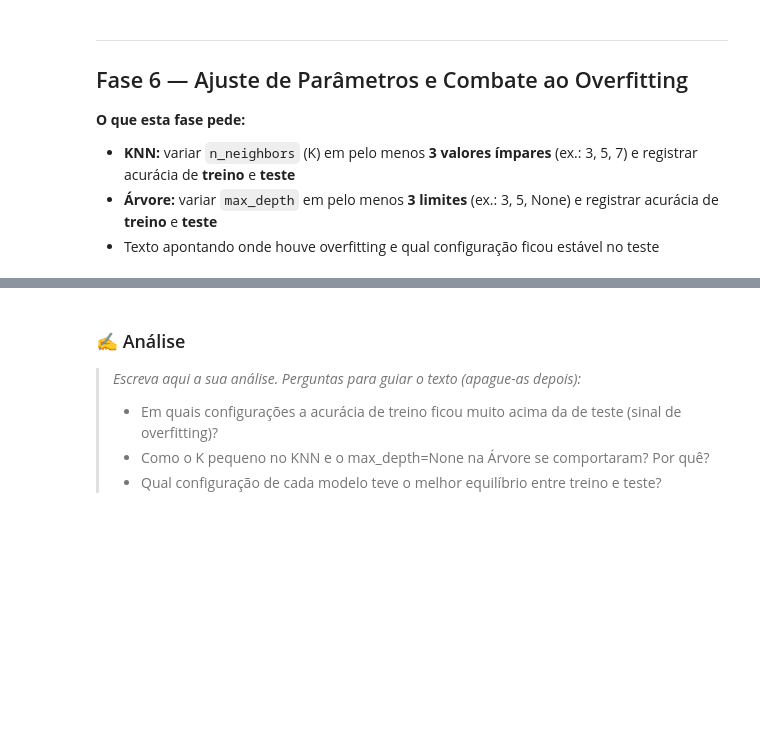
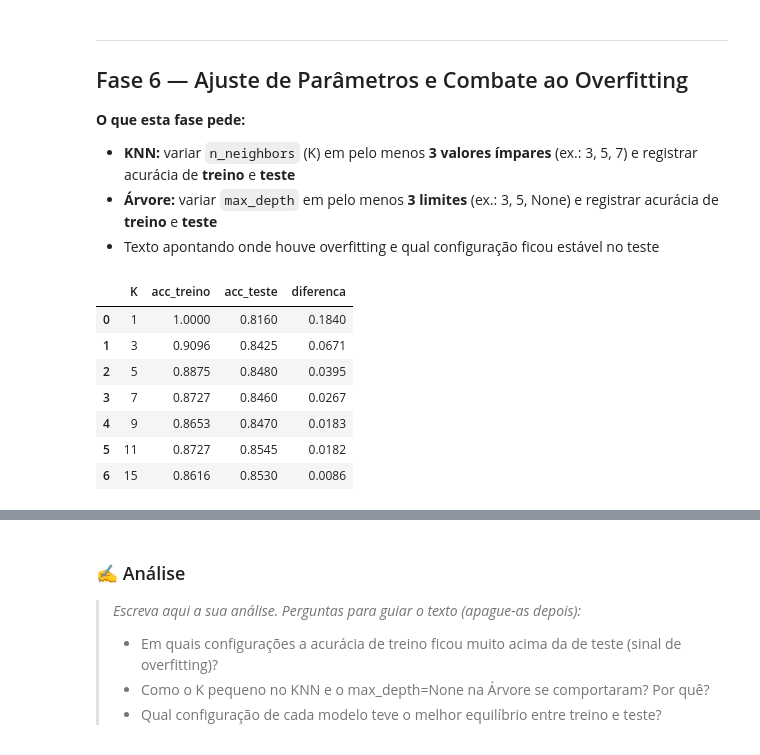
Before and after one commit to talitagalanti/manutencao-preditiva, a Jupyter notebook: notebooks/projeto_manutencao_preditiva.ipynb, the cells around one changed output, grey strips where cells are left out. Drawn from its saved outputs; the diff is of its cells as text; code cells hidden in the pictures; blank space fills up the shorter version.

```diff
--- a/notebooks/projeto_manutencao_preditiva.ipynb
+++ b/notebooks/projeto_manutencao_preditiva.ipynb
@@ -556,4 +565,16 @@ X_treino_knn[colunas_continuas].describe().loc[["mean", "std"]].round(2)
 # %%
 # 6.2 KNN — tabela (DataFrame) com os resultados
+tabela_knn = pd.DataFrame(resultados_knn)
+tabela_knn["diferenca"] = tabela_knn["acc_treino"] - tabela_knn["acc_teste"]
+tabela_knn.round(4)
+# %% [output]
+|  | K | acc_treino | acc_teste | diferenca |
+| 0 | 1 | 1.0000 | 0.8160 | 0.1840 |
+| 1 | 3 | 0.9096 | 0.8425 | 0.0671 |
+| 2 | 5 | 0.8875 | 0.8480 | 0.0395 |
+| 3 | 7 | 0.8727 | 0.8460 | 0.0267 |
+| 4 | 9 | 0.8653 | 0.8470 | 0.0183 |
+| 5 | 11 | 0.8727 | 0.8545 | 0.0182 |
+| 6 | 15 | 0.8616 | 0.8530 | 0.0086 |
 # %%
 # 6.3 Árvore de Decisão — treinar com cada max_depth e registrar acurácia de treino e teste
```
Also changed, not shown: parts of 4 cells of this notebook.
